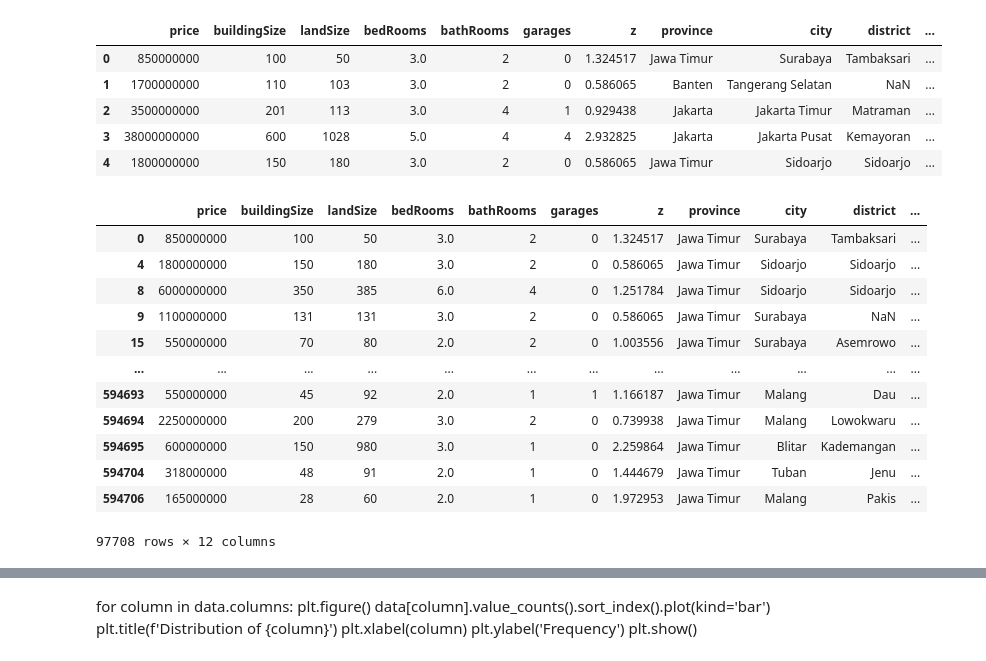
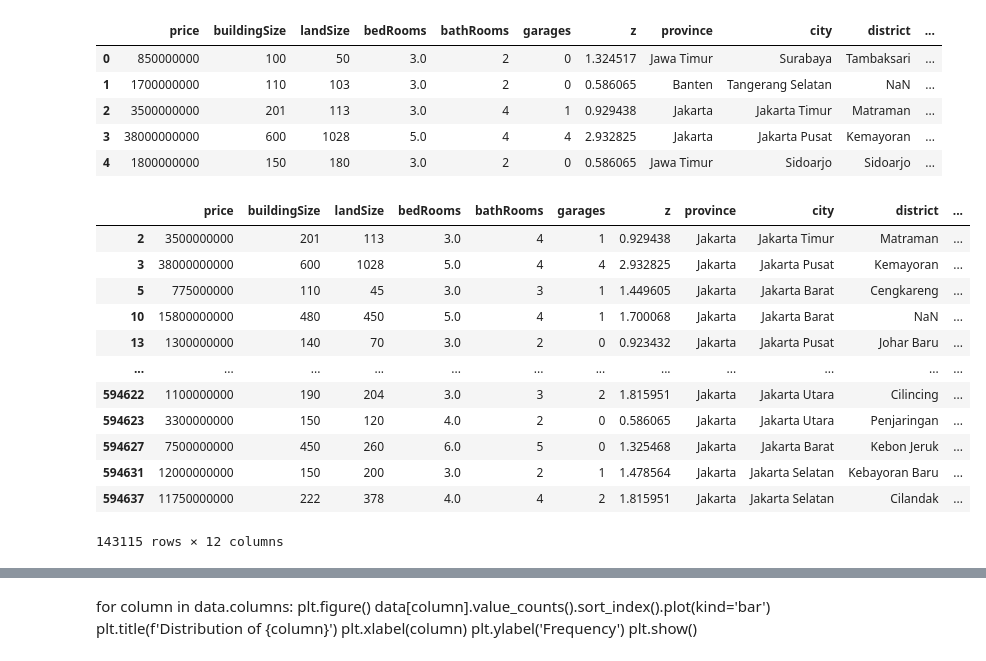
Before and after one commit to mutiarasny/project-prediksi-harga-properti, a Jupyter notebook: pbl.ipynb, the cells around one changed output, grey strips where cells are left out. Cells and saved outputs as stored; diff of their text form; code cells hidden in the pictures.

```diff
--- a/pbl.ipynb
+++ b/pbl.ipynb
@@ -3,7 +3,7 @@ import pandas as pd
 import numpy as np
 import matplotlib.pyplot as plt
 # %%
-dataset = pd.read_csv("property_data.csv")
+dataset = pd.read_csv("C:/Users/ANITA/Documents/GitHub/project-prediksi-harga-properti/property_data.csv")
 dataset.head()
 # %% [output]
 |  | price | buildingSize | landSize | bedRooms | bathRooms | garages | z | province | city | district | ... |
@@ -13,20 +13,20 @@ dataset.head()
 | 3 | 38000000000 | 600 | 1028 | 5.0 | 4 | 4 | 2.932825 | Jakarta | Jakarta Pusat | Kemayoran | ... |
 | 4 | 1800000000 | 150 | 180 | 3.0 | 2 | 0 | 0.586065 | Jawa Timur | Sidoarjo | Sidoarjo | ... |
 # %%
-jatim = dataset[dataset['province'] == 'Jawa Timur']
+jatim = dataset[dataset['province'] == 'Jakarta']
 jatim
 # %% [output]
 |  | price | buildingSize | landSize | bedRooms | bathRooms | garages | z | province | city | district | ... |
-| 0 | 850000000 | 100 | 50 | 3.0 | 2 | 0 | 1.324517 | Jawa Timur | Surabaya | Tambaksari | ... |
-| 4 | 1800000000 | 150 | 180 | 3.0 | 2 | 0 | 0.586065 | Jawa Timur | Sidoarjo | Sidoarjo | ... |
-| 8 | 6000000000 | 350 | 385 | 6.0 | 4 | 0 | 1.251784 | Jawa Timur | Sidoarjo | Sidoarjo | ... |
-| 9 | 1100000000 | 131 | 131 | 3.0 | 2 | 0 | 0.586065 | Jawa Timur | Surabaya | NaN | ... |
-| 15 | 550000000 | 70 | 80 | 2.0 | 2 | 0 | 1.003556 | Jawa Timur | Surabaya | Asemrowo | ... |
+| 2 | 3500000000 | 201 | 113 | 3.0 | 4 | 1 | 0.929438 | Jakarta | Jakarta Timur | Matraman | ... |
+| 3 | 38000000000 | 600 | 1028 | 5.0 | 4 | 4 | 2.932825 | Jakarta | Jakarta Pusat | Kemayoran | ... |
+| 5 | 775000000 | 110 | 45 | 3.0 | 3 | 1 | 1.449605 | Jakarta | Jakarta Barat | Cengkareng | ... |
+| 10 | 15800000000 | 480 | 450 | 5.0 | 4 | 1 | 1.700068 | Jakarta | Jakarta Barat | NaN | ... |
+| 13 | 1300000000 | 140 | 70 | 3.0 | 2 | 0 | 0.923432 | Jakarta | Jakarta Pusat | Johar Baru | ... |
 | ... | ... | ... | ... | ... | ... | ... | ... | ... | ... | ... | ... |
-| 594693 | 550000000 | 45 | 92 | 2.0 | 1 | 1 | 1.166187 | Jawa Timur | Malang | Dau | ... |
-| 594694 | 2250000000 | 200 | 279 | 3.0 | 2 | 0 | 0.739938 | Jawa Timur | Malang | Lowokwaru | ... |
-| 594695 | 600000000 | 150 | 980 | 3.0 | 1 | 0 | 2.259864 | Jawa Timur | Blitar | Kademangan | ... |
-| 594704 | 318000000 | 48 | 91 | 2.0 | 1 | 0 | 1.444679 | Jawa Timur | Tuban | Jenu | ... |
-| 594706 | 165000000 | 28 | 60 | 2.0 | 1 | 0 | 1.972953 | Jawa Timur | Malang | Pakis | ... |
+| 594622 | 1100000000 | 190 | 204 | 3.0 | 3 | 2 | 1.815951 | Jakarta | Jakarta Utara | Cilincing | ... |
+| 594623 | 3300000000 | 150 | 120 | 4.0 | 2 | 0 | 0.586065 | Jakarta | Jakarta Utara | Penjaringan | ... |
+| 594627 | 7500000000 | 450 | 260 | 6.0 | 5 | 0 | 1.325468 | Jakarta | Jakarta Barat | Kebon Jeruk | ... |
+| 594631 | 12000000000 | 150 | 200 | 3.0 | 2 | 1 | 1.478564 | Jakarta | Jakarta Selatan | Kebayoran Baru | ... |
+| 594637 | 11750000000 | 222 | 378 | 4.0 | 4 | 2 | 1.815951 | Jakarta | Jakarta Selatan | Cilandak | ... |
-97708 rows × 12 columns
+143115 rows × 12 columns
 # %%
```
Also changed, not shown: parts of 11 cells of this notebook, 1 other file.
